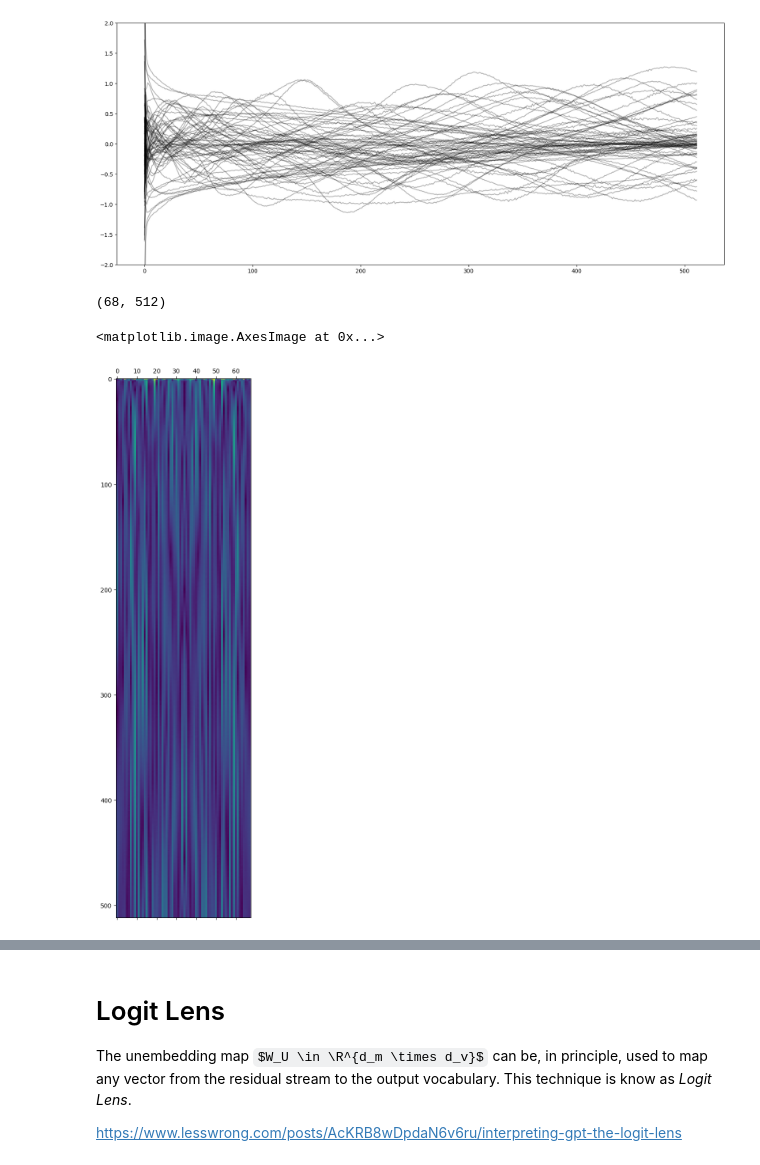
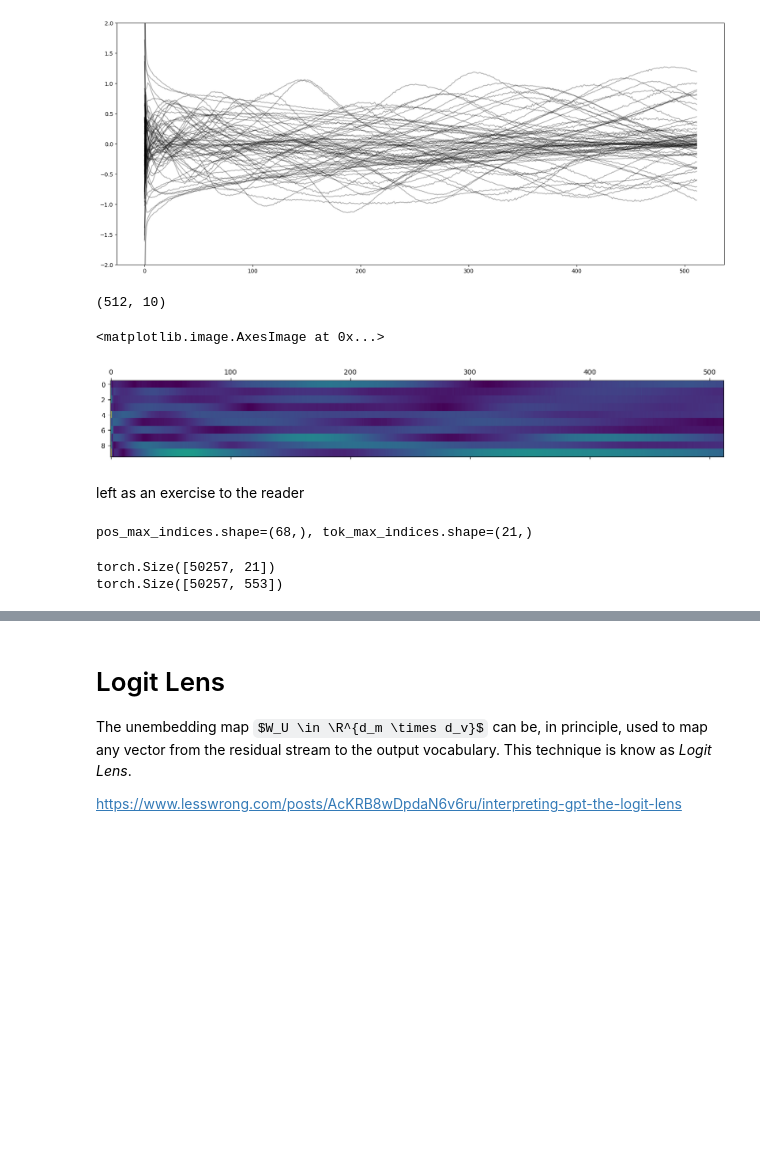
Before and after one commit to mines-opt-ml/decoding-gpt, a Jupyter notebook: notebooks/interpretability.ipynb, the cells around one changed output, grey strips where cells are left out. Saved outputs shown, nothing was run; the diff lists cells and outputs as text; code cells hidden in the pictures; some formulas as TeX source; blank space fills up the shorter version.

```diff
--- a/notebooks/interpretability.ipynb
+++ b/notebooks/interpretability.ipynb
@@ -71,16 +71,43 @@ torch.Size([512, 68])
 [figure]
 # %%
 # take the fft
-frequencies = np.fft.fft(W_pos_reduced, axis=0)
+frequencies = np.fft.fft(W_pos_reduced, axis=1)
 
 # get just the real part
-frequencies = np.abs(frequencies)
+frequencies = np.abs(frequencies)[:, :10]
 
 print(frequencies.shape)
 
 plt.matshow(frequencies.T, aspect="auto", cmap="viridis")
 # %% [output]
-(68, 512)
+(512, 10)
 <matplotlib.image.AxesImage at 0x...>
-[figure, old version]
+[figure, new version]
+# %% [markdown]
+left as an exercise to the reader
+# %%
+# split the residual stream dimensions into token and positional directions
+
+pos_max_vals = W_pos[2:].abs().max(axis=0)
+pos_max_indices = np.where(pos_max_vals.values > 0.2)[0]
+
+W_E = MODEL.W_E.cpu().detach()
+
+tok_max_vals = W_E.abs().max(axis=0)
+tok_max_indices = np.where(tok_max_vals.values > 0.8)[0]
+
+print(f"{pos_max_indices.shape=}, {tok_max_indices.shape=}")
+# %% [output]
+pos_max_indices.shape=(68,), tok_max_indices.shape=(21,)
+# %%
+W_E_reduced = W_E[:,tok_max_indices]
+
+W_E_nonpos = W_E[:,np.where(pos_max_vals.values < 0.03)[0]]
+
+print(W_E_reduced.shape)
+
+print(W_E_nonpos.shape)
+# %% [output]
+torch.Size([50257, 21])
+torch.Size([50257, 553])
 # %%
```
Also changed, not shown: parts of 14 cells of this notebook, 2 other files.
